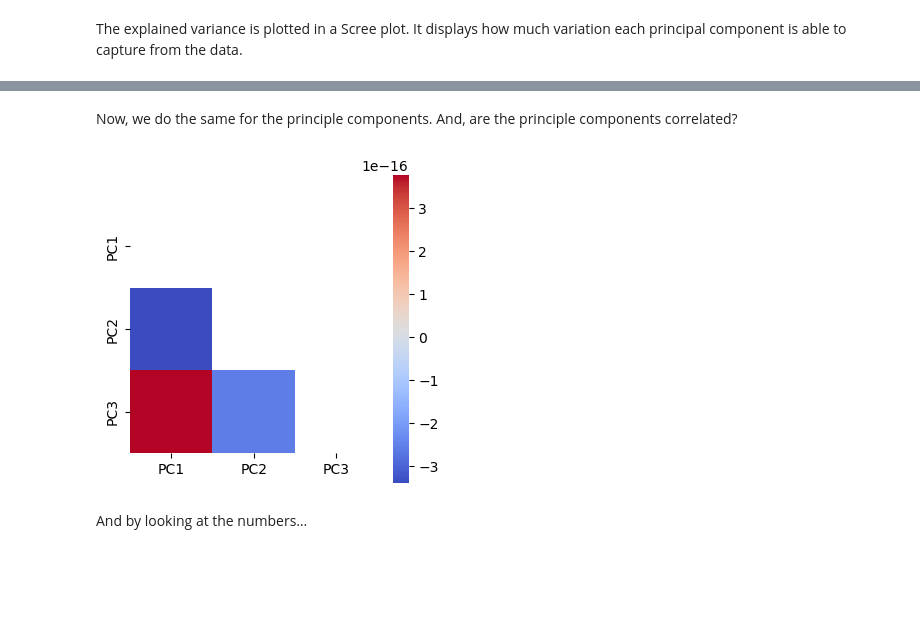
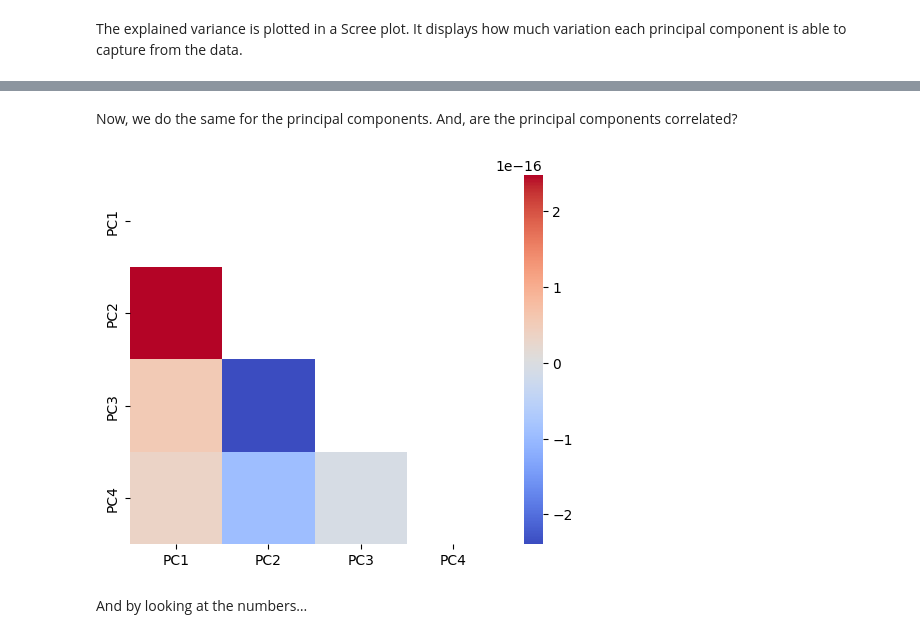
Before and after one commit to EAISI/machine-learning-with-python-explainers, a Jupyter notebook: ml-explainers/how-does-pca-work.ipynb, the cells around one changed output, grey strips where cells are left out. Drawn from its saved outputs; the diff is of its cells as text; code cells hidden in the pictures; blank space fills up the shorter version.

```diff
--- a/ml-explainers/how-does-pca-work.ipynb
+++ b/ml-explainers/how-does-pca-work.ipynb
@@ -54,10 +54,10 @@ what we can find out using PCA.
 **IMPORTANT: The same analysis can be done with either of the four data
 sets, just select the one you want.**
 # %%
-#c_dataset = "iris"
+c_dataset = "iris"
 #c_dataset = "usarrests"
 #c_dataset = "dummy_i"
-c_dataset = "dummy_ii"
+#c_dataset = "dummy_ii"
 # %% [markdown]
 ##### Iris dataset
 
@@ -611,14 +611,12 @@ sns.heatmap(df_cor, square=True, cmap= 'coolwarm', mask = matrix);
 # %% [markdown]
-Now, we do the same for the principle components. And, are the principle
+Now, we do the same for the principal components. And, are the principal
 components correlated?
 # %%
-plt.rcParams['figure.figsize'] = (4, 4)
-
 df_cor = df_pc.corr()
 matrix = np.triu(df_cor)
 sns.heatmap(df_cor, square=True, cmap= 'coolwarm', mask = matrix);
 # %% [output]
-[figure, old version]
+[figure, new version]
 # %% [markdown]
 And by looking at the numbers…
 # %%
```
Also changed, not shown: parts of 25 cells of this notebook, 2 other files.
